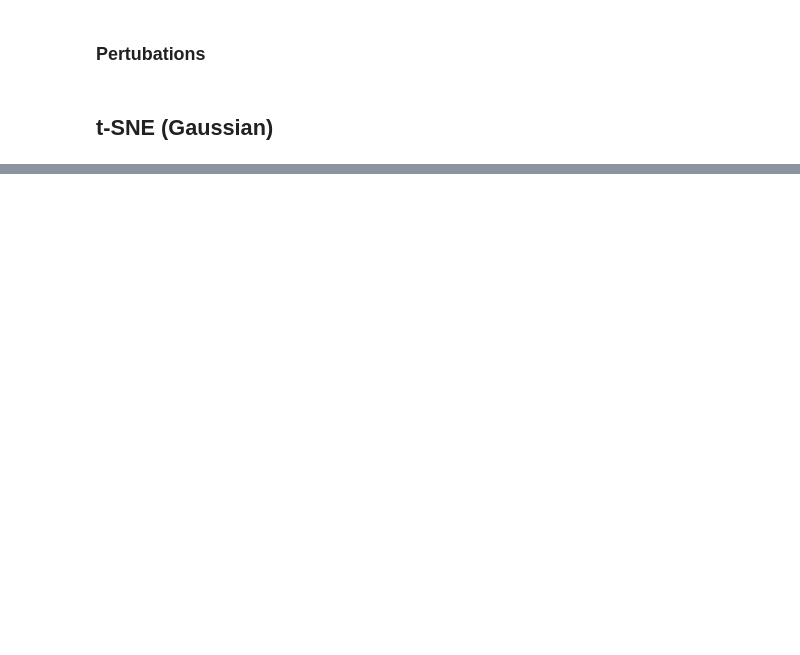
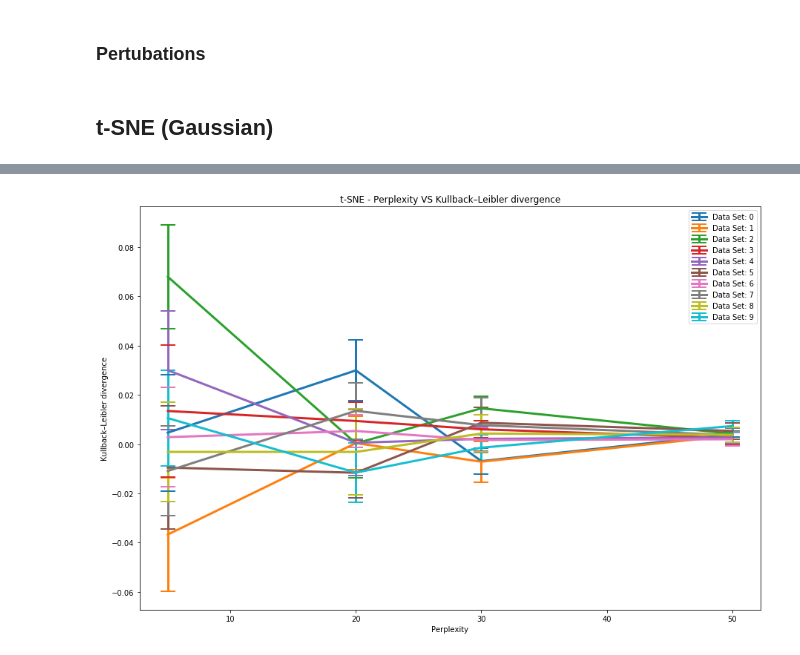
Before and after one commit to ylmzkaan/MVE440-HW4, a Jupyter notebook: src/SebastianN.ipynb, the cells around one changed output, grey strips where cells are left out. Drawn from its saved outputs; the diff is of its cells as text; code cells hidden in the pictures; blank space fills up the shorter version.

```diff
--- a/src/SebastianN.ipynb
+++ b/src/SebastianN.ipynb
@@ -149,0 +261,15 @@ plt.show()
+# %%
+plt.figure(figsize=(15, 10))
+for i in range(nr_datasets):
+    plt.errorbar(perplexities, mean_perp_removal_diff[:,i], yerr=std_perp_removal_diff[:,i],
+                capthick=2, capsize=10, linewidth=3, label="Data Set: {}".format(i))
+
+
+plt.title("t-SNE - Perplexity VS Kullback–Leibler divergence")
+plt.xlabel("Perplexity")
+plt.ylabel("Kullback–Leibler divergence")
+plt.legend()
+
+plt.show()
+# %% [output]
+[figure, added]
```
Also changed, not shown: parts of 7 cells of this notebook.
